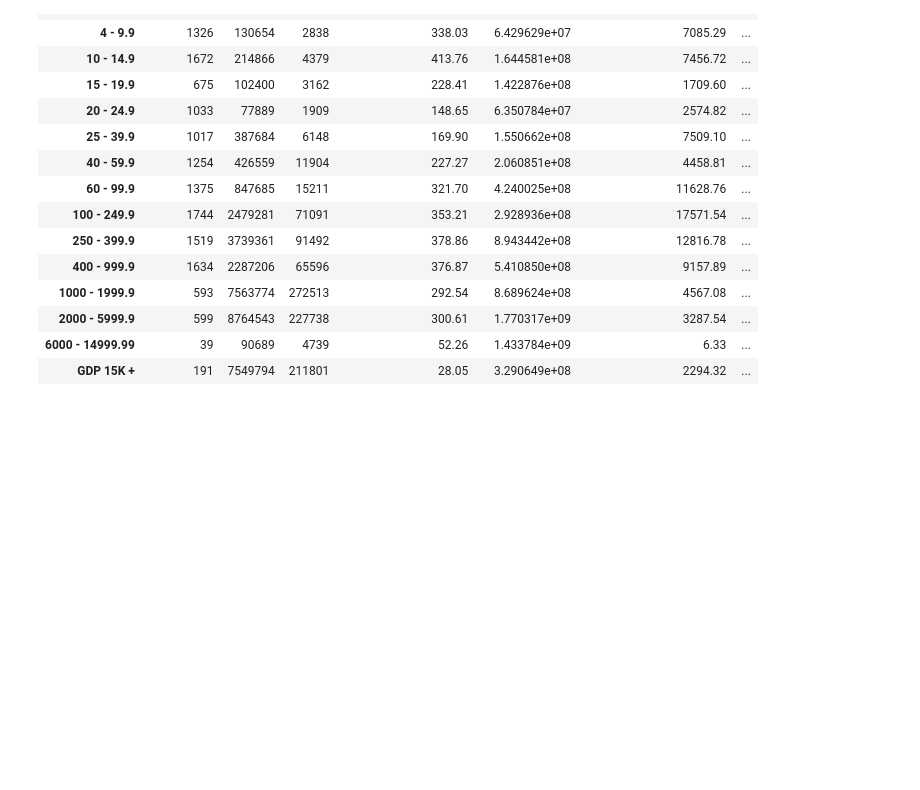
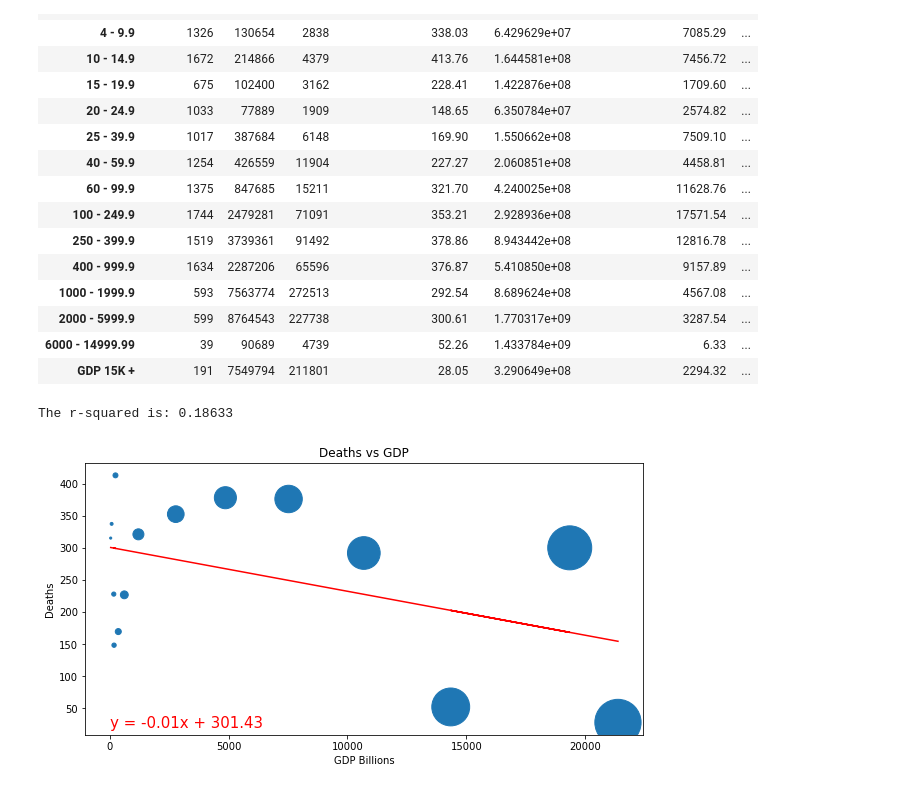
Before and after one commit to AustinRCole/COVID_Lat_GDP_analysis, a Jupyter notebook: Final_COVID_analysis2.ipynb, the cells around one changed output. Cells and saved outputs as stored; diff of their text form; code cells hidden in the pictures; blank space fills up the shorter version.

```diff
--- a/Final_COVID_analysis2.ipynb
+++ b/Final_COVID_analysis2.ipynb
@@ -432,3 +432,26 @@ See the caveats in the documentation: https://pandas.pydata.org/pandas-docs/stab
 | 2000 - 5999.9 | 599 | 8764543 | 227738 | 300.61 | 1.770317e+09 | 3287.54 | ... |
 | 6000 - 14999.99 | 39 | 90689 | 4739 | 52.26 | 1.433784e+09 | 6.33 | ... |
 | GDP 15K + | 191 | 7549794 | 211801 | 28.05 | 3.290649e+08 | 2294.32 | ... |
+# %%
+x_axis = Final_GDP['2019 GDP in Billions']
+y_axis = Final_GDP['Deaths per 1000 Cases']
+
+(slope, intercept, rvalue, pvalue, stderr) = linregress(x_axis, y_axis)
+regress_values = x_axis * slope + intercept
+line_eq = "y = " + str(round(slope,2)) + "x + " + str(round(intercept,2))
+
+plt.figure(figsize=(10, 5))
+plt.scatter(x_axis, y_axis, s = x_axis/10)
+plt.plot(x_axis,regress_values,"r-")
+plt.annotate(line_eq,(10,20),fontsize=15,color="red")
+# plt.xlim(0, 15000)
+# plt.ylim(0, 80)
+plt.title("Deaths vs GDP")
+plt.xlabel("GDP Billions")
+plt.ylabel("Deaths")
+print(f"The r-squared is: {round(rvalue**2,5)}")
+plt.savefig("COVID-19_DeathsvGDP_xlim15b.png")
+plt.show()
+# %% [output]
+The r-squared is: 0.18633
+[figure, added]
```
Also changed, not shown: parts of 7 cells of this notebook, 15 other files.
